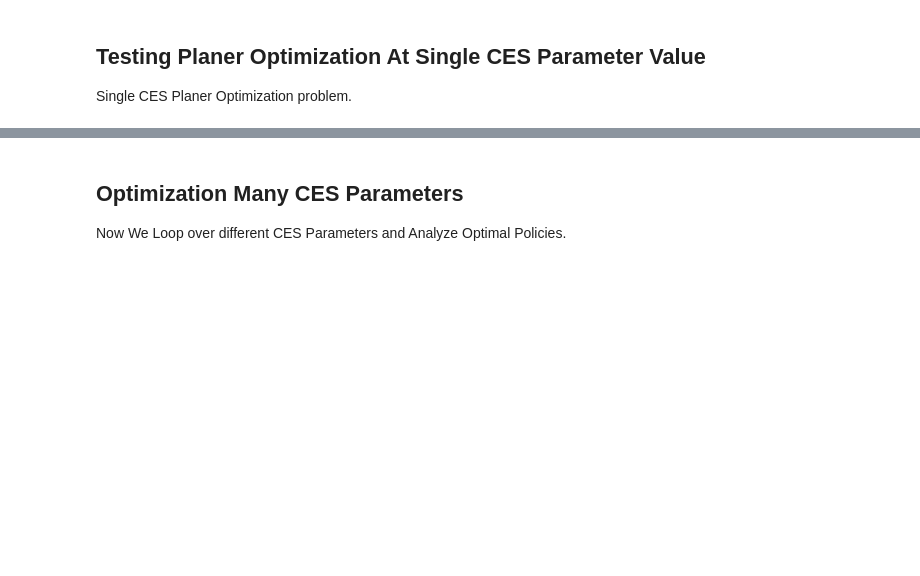
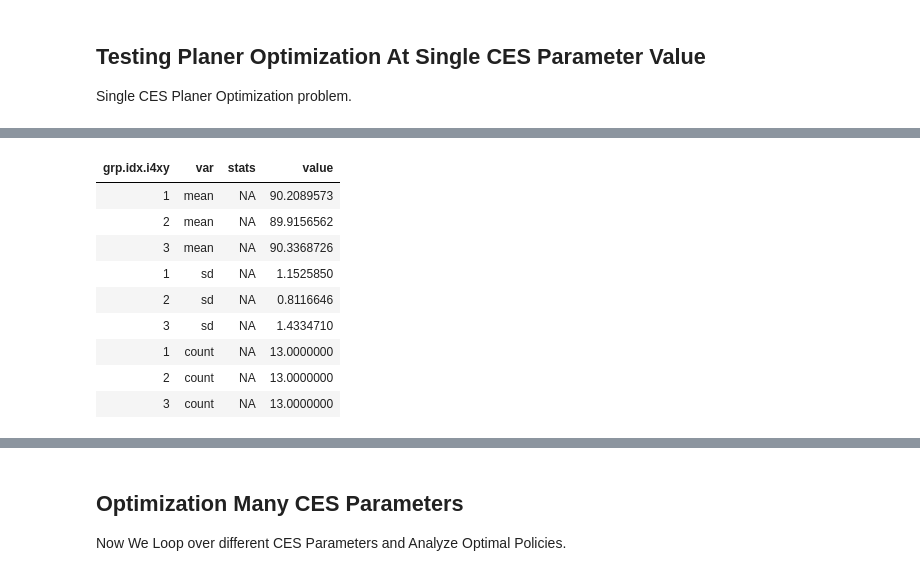
Before and after one commit to FanWangEcon/R4Econ, a Jupyter notebook: optimization/planner/ces/cesoptimizer.ipynb, the cells around one changed output, grey strips where cells are left out. Cells and saved outputs as stored; diff of their text form; code cells hidden in the pictures; blank space fills up the shorter version.

```diff
--- a/optimization/planner/ces/cesoptimizer.ipynb
+++ b/optimization/planner/ces/cesoptimizer.ipynb
@@ -591,0 +623,5 @@ Single CES Planer Optimization problem.
+# %%
+var.grp.idx <- list.subsidy.y.params.other.default.i4xy$var.grp.idx
+var.y.subsidy <- list.df.y.subsidized$ysubsidy
+dfmain.select <- list.df.y.subsidized$dfmain %>%
+                    select((!!sym(var.grp.idx)), (!!sym(var.y.subsidy)))
@@ -592 +698,30 @@ Single CES Planer Optimization problem.
+# %%
+names(df) <- gsub(x = names(df), pattern = "_", replacement = "\\.")
+
+df.meansdn <- df %>% group_by(!!!syms(vars.group.by)) %>%
+    arrange(!!!syms(vars.group.by)) %>%
+    summarise_if(is.numeric,
+             funs(mean = mean, sd = sd, count = sum(is.na(.)==0)),
+             na.rm = TRUE) %>%
+    gather(variable, value, -one_of(vars.group.by))  %>%
+    separate(variable, c('var', 'stats'), sep = "_")
+
+# %>%
+#     spread(stats, value) %>%
+#     mutate(mean.sd.n = paste0(sprintf("%.1f", round(mean,1)),
+#                             ' (', sprintf("%.1f", round(sd,1)), ', ', count, ')')) %>%
+#     select(one_of(vars.group.by), var, mean.sd.n)  %>%
+#     spread(var, mean.sd.n)
+df.meansdn
+# %% [output]
+| grp.idx.i4xy | var | stats | value |
+| 1 | mean | NA | 90.2089573 |
+| 2 | mean | NA | 89.9156562 |
+| 3 | mean | NA | 90.3368726 |
+| 1 | sd | NA | 1.1525850 |
+| 2 | sd | NA | 0.8116646 |
+| 3 | sd | NA | 1.4334710 |
+| 1 | count | NA | 13.0000000 |
+| 2 | count | NA | 13.0000000 |
+| 3 | count | NA | 13.0000000 |
 # %%
```
Also changed, not shown: parts of 23 cells of this notebook, 2 other files.
